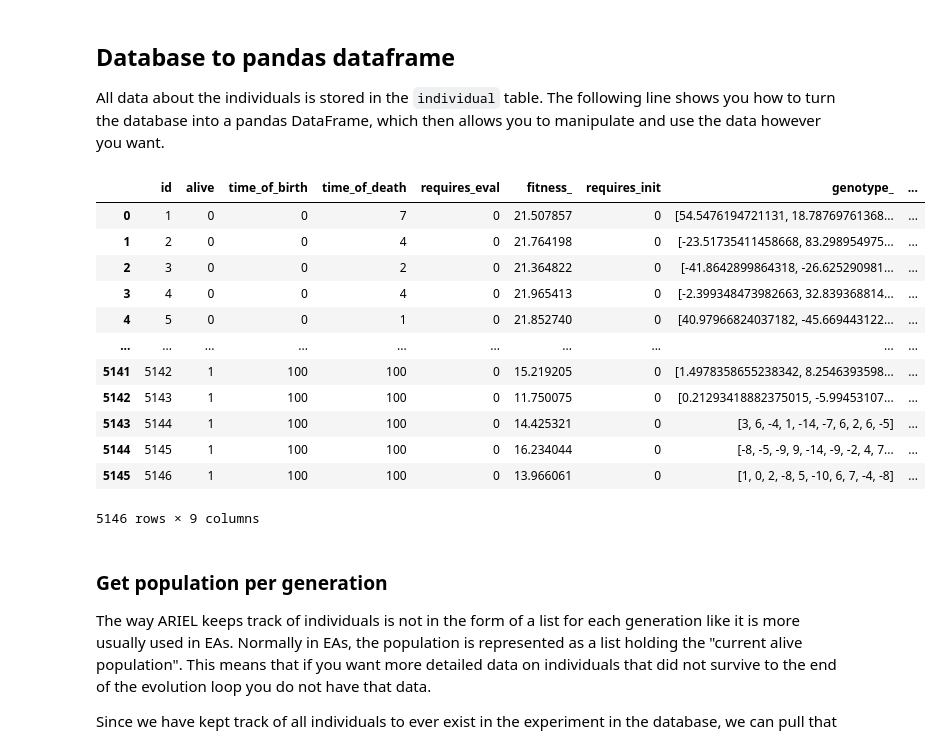
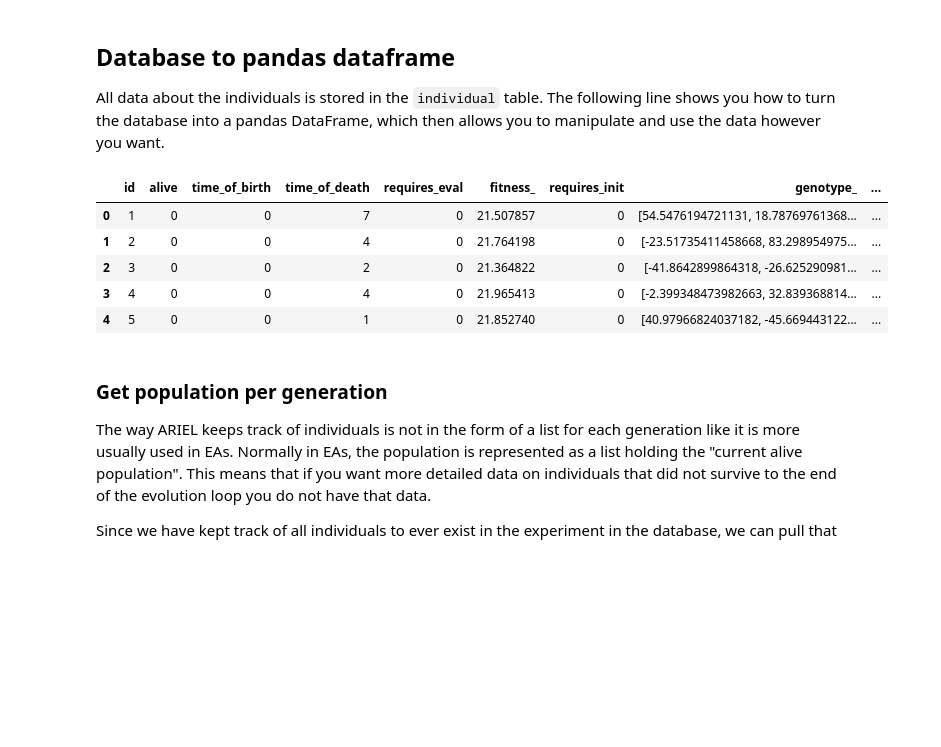
Before and after one commit to salomepoulain/ariel-zoo, a Jupyter notebook: docs/source/Db_examples/db_with_pandas.ipynb, the cells around one changed output. Drawn from its saved outputs; the diff is of its cells as text; code cells hidden in the pictures; blank space fills up the shorter version.

```diff
--- a/docs/source/Db_examples/db_with_pandas.ipynb
+++ b/docs/source/Db_examples/db_with_pandas.ipynb
@@ -18,21 +18,14 @@ All data about the individuals is stored in the `individual` table. The followin
 # %%
 data = pd.read_sql("SELECT * FROM individual", sqlite3.connect("__data__/database.db"))
 # %%
-data
+data.head(5)
 # %% [output]
 |  | id | alive | time_of_birth | time_of_death | requires_eval | fitness_ | requires_init | genotype_ | ... |
 | 0 | 1 | 0 | 0 | 7 | 0 | 21.507857 | 0 | [54.5476194721131, 18.78769761368... | ... |
 | 1 | 2 | 0 | 0 | 4 | 0 | 21.764198 | 0 | [-23.51735411458668, 83.298954975... | ... |
 | 2 | 3 | 0 | 0 | 2 | 0 | 21.364822 | 0 | [-41.8642899864318, -26.625290981... | ... |
 | 3 | 4 | 0 | 0 | 4 | 0 | 21.965413 | 0 | [-2.399348473982663, 32.839368814... | ... |
 | 4 | 5 | 0 | 0 | 1 | 0 | 21.852740 | 0 | [40.97966824037182, -45.669443122... | ... |
-| ... | ... | ... | ... | ... | ... | ... | ... | ... | ... |
-| 5141 | 5142 | 1 | 100 | 100 | 0 | 15.219205 | 0 | [1.4978358655238342, 8.2546393598... | ... |
-| 5142 | 5143 | 1 | 100 | 100 | 0 | 11.750075 | 0 | [0.21293418882375015, -5.99453107... | ... |
-| 5143 | 5144 | 1 | 100 | 100 | 0 | 14.425321 | 0 | [3, 6, -4, 1, -14, -7, 6, 2, 6, -5] | ... |
-| 5144 | 5145 | 1 | 100 | 100 | 0 | 16.234044 | 0 | [-8, -5, -9, 9, -14, -9, -2, 4, 7... | ... |
-| 5145 | 5146 | 1 | 100 | 100 | 0 | 13.966061 | 0 | [1, 0, 2, -8, 5, -10, 6, 7, -4, -8] | ... |
-5146 rows × 9 columns
 # %% [markdown]
 ### Get population per generation
 
```
Also changed, not shown: parts of 2 cells of this notebook, 1 other file.
